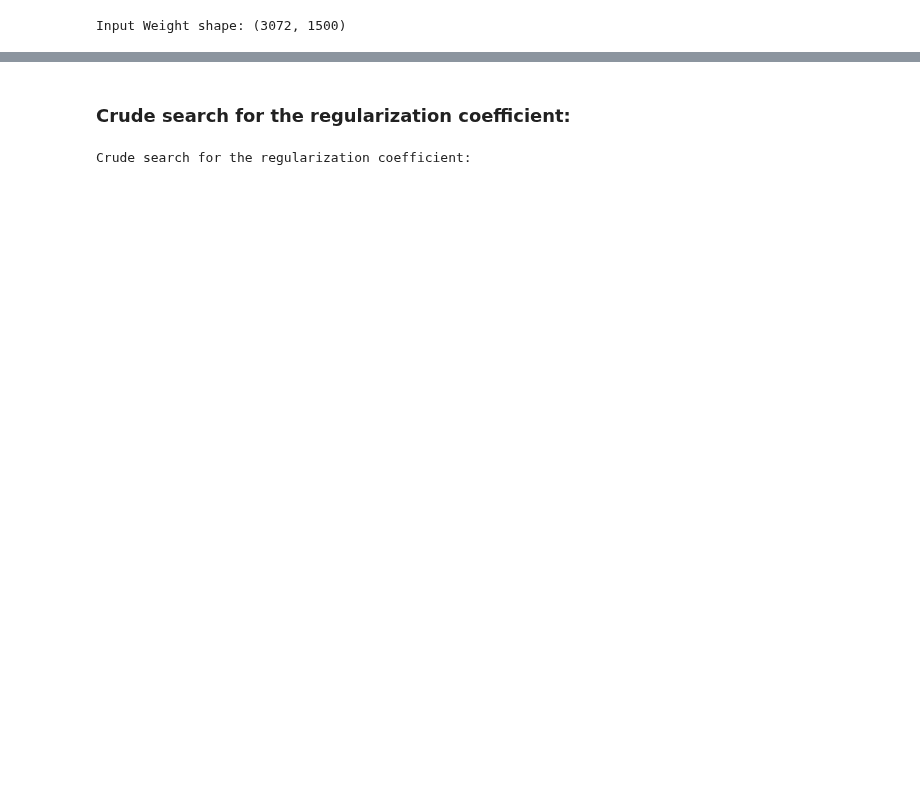
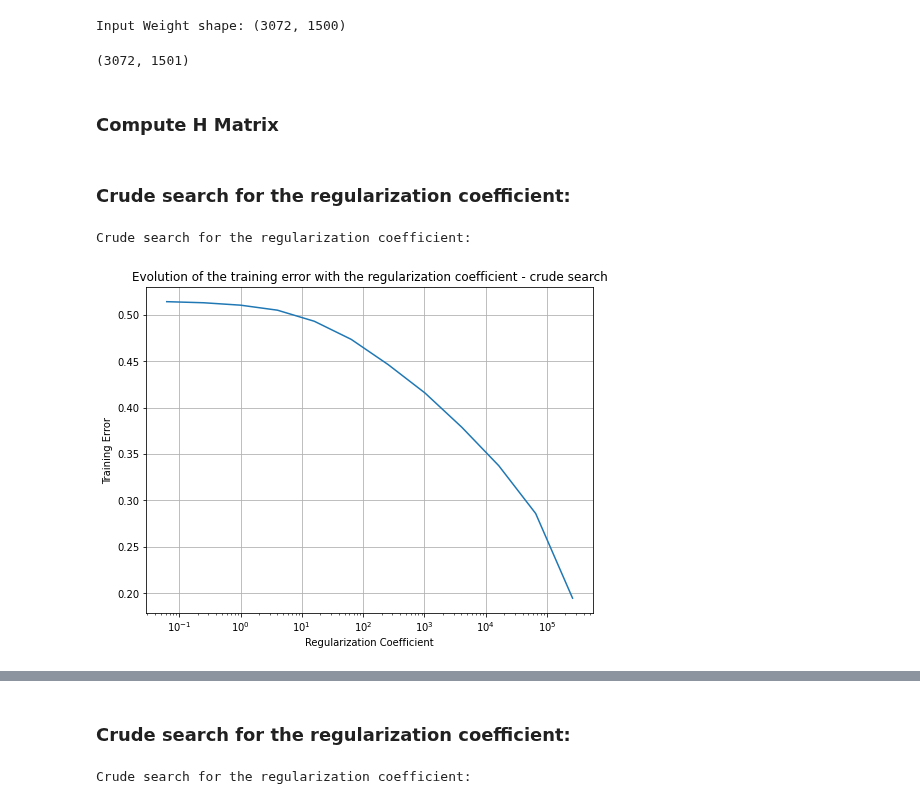
Before and after one commit to SamuelBFG/DL-studies, a Jupyter notebook: IA353/EFp2_CIFAR10.ipynb, the cells around one changed output, grey strips where cells are left out. Saved outputs shown, nothing was run; the diff lists cells and outputs as text; code cells hidden in the pictures; blank space fills up the shorter version.

```diff
--- a/IA353/EFp2_CIFAR10.ipynb
+++ b/IA353/EFp2_CIFAR10.ipynb
@@ -62,3 +64,13 @@ Vin = np.random.normal(size=[INPUT_LENGHT, HIDDEN_UNITS],loc=0.0, scale=0.01)
 print('Input Weight shape: {shape}'.format(shape=Vin.shape))
 # %% [output]
 Input Weight shape: (3072, 1500)
+# %%
+ones = np.ones((INPUT_LENGHT, 1))
+
+Vin = np.append(ones, Vin, axis = 1)
+
+Vin.shape
+# %% [output]
+(3072, 1501)
+# %% [markdown]
+### Compute H Matrix
@@ -64,0 +82,64 @@ Input Weight shape: (3072, 1500)
+# %% [markdown]
+### Crude search for the regularization coefficient:
+# %%
+N, m = Xtr.shape
+Nv, mv = Xv.shape
+
+v_c = []
+v_hit_rate_tr = []
+v_hit_rate_v = []
+hit_rate_max = 0
+
+
+print('Crude search for the regularization coefficient:')
+
+for p in np.arange(-4, 20, 2, dtype=float):
+  C = 2**(p)
+  v_c.append(C) # Vector containing every value of crude search
+
+  X = input_to_hidden(Xtr)
+  Xt = np.transpose(X)
+
+  # Regularized least squares (Ridge Regression)
+  w = np.dot(np.linalg.inv(np.dot(Xt, X) + C * np.identity(X.shape[1])), np.dot(Xt, Str))
+
+  # Training set:
+  S_est_tr = np.dot(X, w)
+  hit_tr = 0 # To count when the classifier is correct (for every sample)
+  for i in range(N):
+    indmax = np.argmax(S_est_tr[i,:], axis=0)
+    if Str[i,indmax] > 0.5:
+      hit_tr+=1
+
+  hit_rate_tr = hit_tr/N
+  v_hit_rate_tr.append(hit_rate_tr)
+
+
+  X = input_to_hidden(Xv)
+  # Validation set:
+  S_est_v = np.dot(X, w)
+  hit_v = 0 # To count when the classifier is correct (for every sample)
+  for i in range(Nv):
+    indmax = np.argmax(S_est_v[i,:], axis=0)
+    if Sv[i,indmax] > 0.5:
+      hit_v+=1
+
+  hit_rate_v = hit_v/Nv
+  v_hit_rate_v.append(hit_rate_v)
+
+  if hit_rate_v >= hit_rate_max:
+    hit_rate_max = hit_rate_v
+    c_min = C
+    w_min = w
+# %% [output]
+Crude search for the regularization coefficient:
+# %%
+plt.figure(figsize=(8, 6))
+plt.xlabel('Regularization Coefficient')
+plt.ylabel('Training Error')
+plt.semilogx(v_c, v_hit_rate_tr)
+plt.title('Evolution of the training error with the regularization coefficient - crude search')
+plt.grid(True)
+plt.show()
+# %% [output]
+[figure, added]
```
Also changed, not shown: parts of 39 cells of this notebook.
